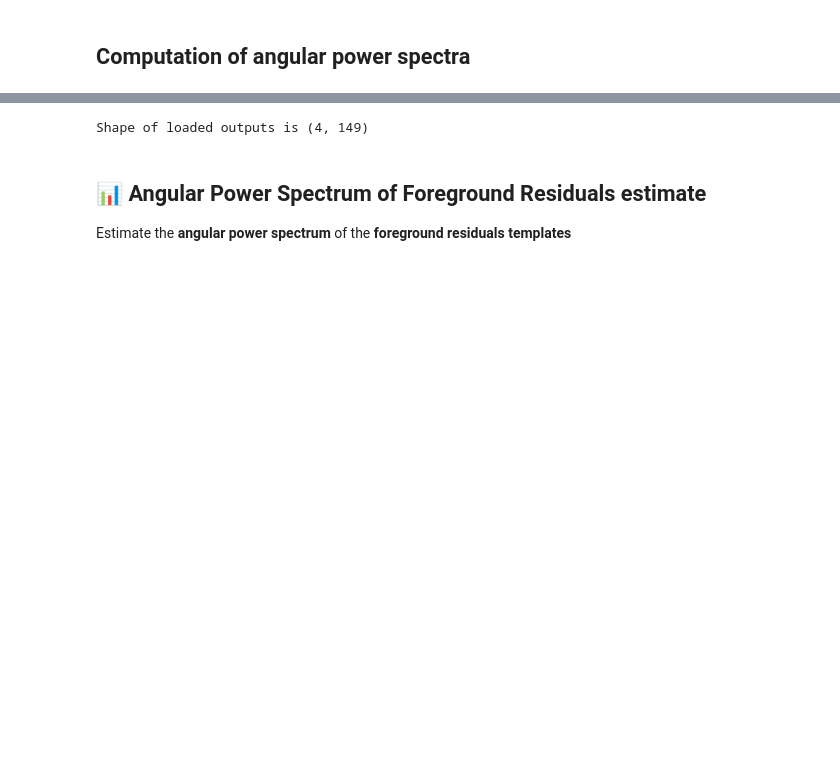
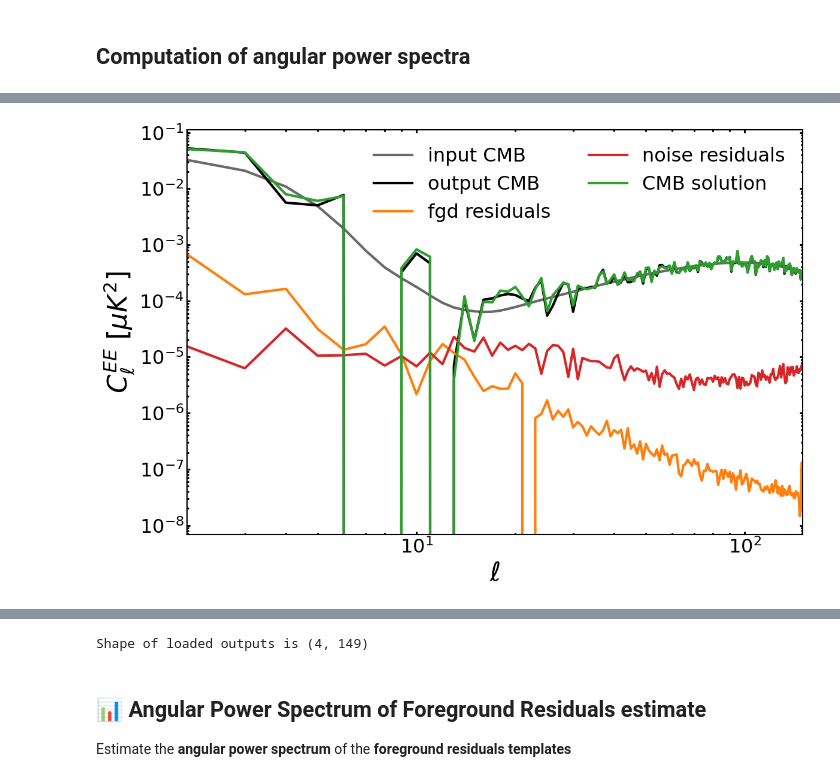
Before and after one commit to alecarones/broom, a Jupyter notebook: tutorials/tutorial_spectra.ipynb, the cells around one changed output, grey strips where cells are left out. Cells and saved outputs as stored; diff of their text form; code cells hidden in the pictures; blank space fills up the shorter version.

```diff
--- a/tutorials/tutorial_spectra.ipynb
+++ b/tutorials/tutorial_spectra.ipynb
@@ -250,0 +245,80 @@ config._store_passed_settings()   # refresh all dependent attributes
+# %%
+from broom import BBin
+# Let's import and bin the theoretical power spectrum
+b_bin = BBin.from_lmax_linear(config.lmax, nlb=config.delta_ell, is_Dell=config.return_Dell)
+ell = np.arange(config.lmax+1)
+
+cls_r0 = hp.read_cl(root_path + '/utils/Cls_Planck2018_lensed_r0.fits')
+cls_in_EE = b_bin.bin_cell(cls_r0[1,:config.lmax+1])
+cls_in_BB = b_bin.bin_cell(cls_r0[2,:config.lmax+1])
+
+cls_r1 = hp.fitsfunc.read_cl(root_path + '/utils/Cls_Planck2018_tensor_r1.fits')
+cls_r1_BB = b_bin.bin_cell(cls_r1[2,:config.lmax+1])
+
+ell_bin = b_bin.get_effective_ells()
+# %%
+bmin=0
+cols=['C1','C3','C2','C4','C5','C6']
+
+fig, ax = plt.subplots(figsize=(12,8))
+plt.xlabel("$\ell$", fontsize=32)
+plt.ylabel("$C_{\ell}^{EE}\ [\mu K^{2}]$", fontsize=32)
+
+# plt.ylim(1e-9, 5e-3)
+plt.xlim(config.lmin,config.lmax)
+
+p=plt.plot(ell_bin, cls_in_EE,linewidth=3.,label='input CMB',color='dimgrey')
+p=plt.plot(ell_bin[bmin:], cls_out.output_cmb[0,0,bmin:],linewidth=3.,color='k',label='output CMB')
+p=plt.plot(ell_bin[bmin:], cls_out.fgds_residuals[0,0,bmin:],linewidth=3.,label='fgd residuals',color=cols[0], linestyle='-')
+p=plt.plot(ell_bin[bmin:], cls_out.noise_residuals[0,0,bmin:],linewidth=3.,label='noise residuals',color=cols[1], linestyle='-')
+p=plt.plot(ell_bin[bmin:], cls_out.output_total[0,0,bmin:],linewidth=3.,color=cols[2],label='CMB solution')
+
+plt.legend(loc='upper right',ncol=2,fontsize=23,frameon=False)
+plt.tight_layout()
+
+for side in ax.spines.keys():
+    ax.spines[side].set_linewidth(1.5)
+
+ax.tick_params(direction='in', which='both', labelsize = 23, width = 2.2)
+ax.yaxis.set_ticks_position('both')
+ax.xaxis.set_ticks_position('both')
+ax.xaxis.set_minor_locator(tck.AutoMinorLocator())
+ax.yaxis.set_minor_locator(tck.AutoMinorLocator())
+
+plt.yscale('log')
+plt.xscale('log')
+plt.tight_layout()
+
+
+fig, ax = plt.subplots(figsize=(12,8))
+plt.xlabel("$\ell$", fontsize=32)
+plt.ylabel("$C_{\ell}^{BB}\ [\mu K^{2}]$", fontsize=32)
+
+# plt.ylim(1e-9, 5e-3)
+plt.xlim(config.lmin,config.lmax)
+
+plt.fill_between(ell_bin,0.001*cls_r1_BB,0.004*cls_r1_BB,color='dimgrey',alpha=0.4,label=r'r$\in [3\cdot 10^{-3},10^{-2}]$')
+
+p=plt.plot(ell_bin, cls_in_BB,linewidth=3.,label='input CMB',color='dimgrey')
+p=plt.plot(ell_bin[bmin:], cls_out.output_cmb[0,1,bmin:],linewidth=3.,color='k',label='output CMB')
+p=plt.plot(ell_bin[bmin:], cls_out.fgds_residuals[0,1,bmin:],linewidth=3.,label='fgd residuals',color=cols[0], linestyle='-')
+p=plt.plot(ell_bin[bmin:], cls_out.noise_residuals[0,1,bmin:],linewidth=3.,label='noise residuals',color=cols[1], linestyle='-')
+p=plt.plot(ell_bin[bmin:], cls_out.output_total[0,1,bmin:],linewidth=3.,color=cols[2],label='CMB solution')
+
+plt.legend(loc='upper right',ncol=2,fontsize=23,frameon=False)
+plt.tight_layout()
+
+for side in ax.spines.keys():
+    ax.spines[side].set_linewidth(1.5)
+
+ax.tick_params(direction='in', which='both', labelsize = 23, width = 2.2)
+ax.yaxis.set_ticks_position('both')
+ax.xaxis.set_ticks_position('both')
+ax.xaxis.set_minor_locator(tck.AutoMinorLocator())
+ax.yaxis.set_minor_locator(tck.AutoMinorLocator())
+
+plt.yscale('log')
+plt.xscale('log')
+plt.tight_layout()
+# %% [output]
+[figure, added]
```
Also changed, not shown: parts of 16 cells of this notebook.
